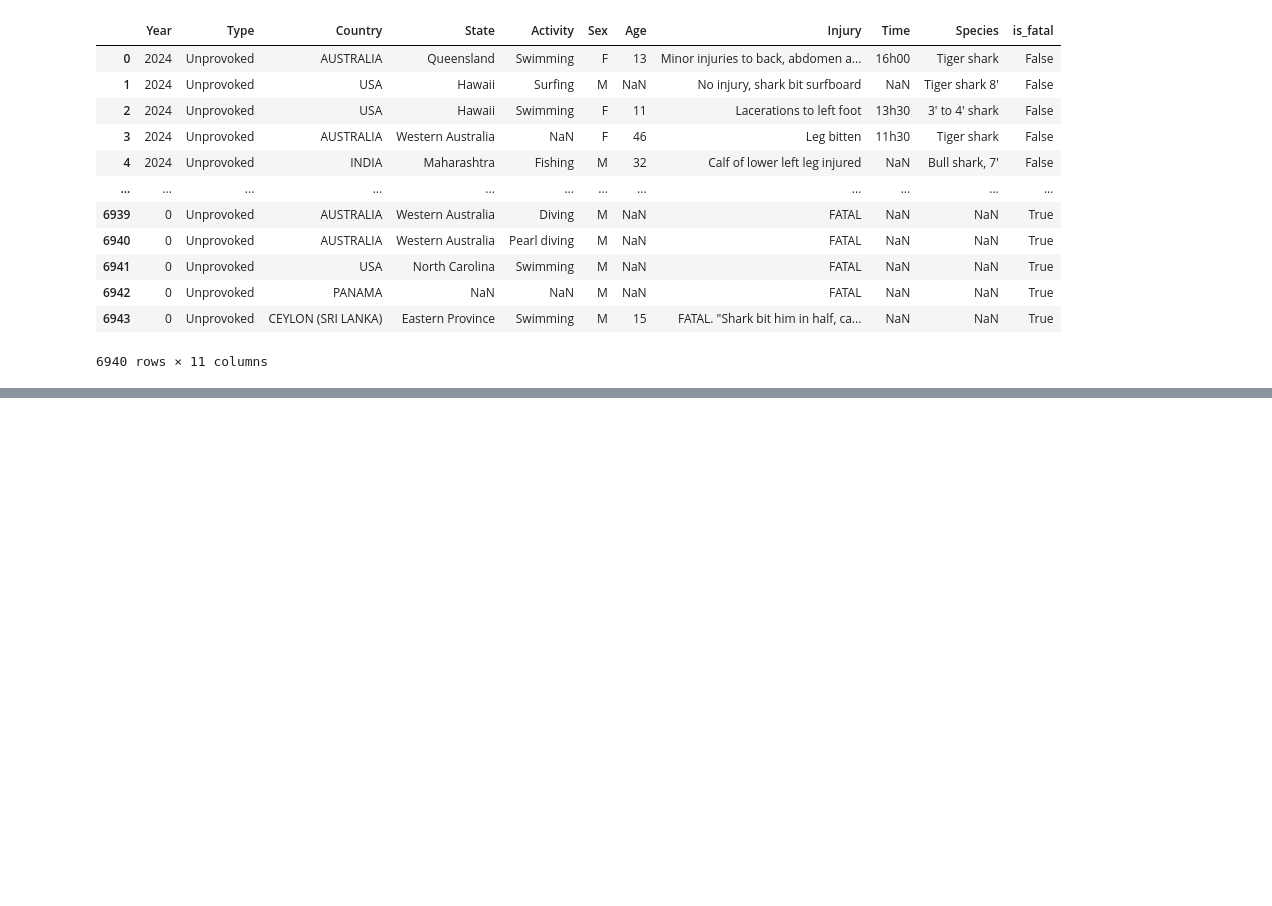
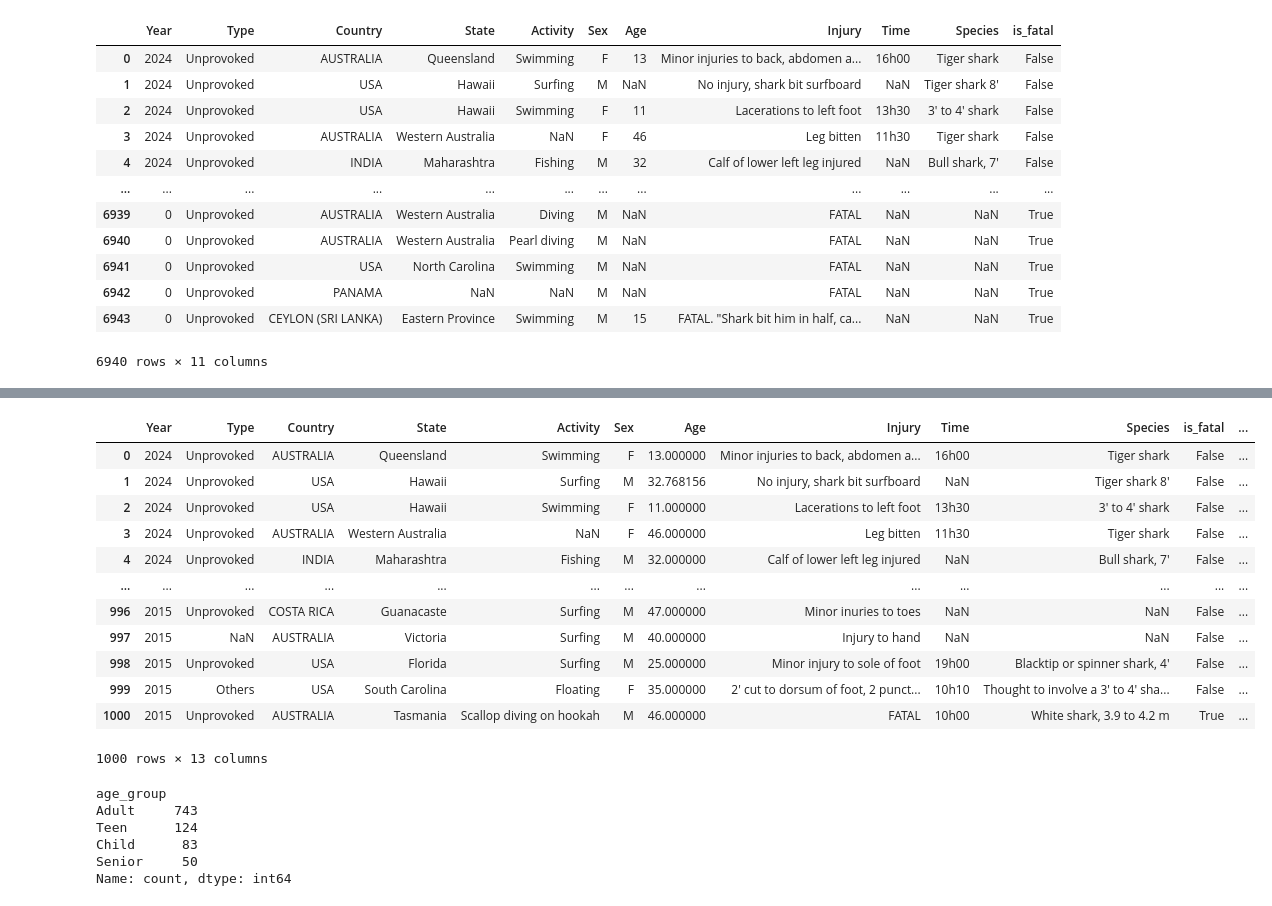
Before and after one commit to laasmaoficiere/shark_attack_mp, a Jupyter notebook: shark_2.ipynb, the cells around one changed output, grey strips where cells are left out. Cells and saved outputs as stored; diff of their text form; code cells hidden in the pictures; blank space fills up the shorter version.

```diff
--- a/shark_2.ipynb
+++ b/shark_2.ipynb
@@ -448,0 +526,3 @@ KeyError: "['Species'] not found in axis"
+# %%
+df_shark_sliced_age = shark_df.iloc[0:1000]
+df_shark_sliced_age
@@ -448,0 +566,2 @@ KeyError: "['Species'] not found in axis"
+# %%
+df_shark_sliced_age['Age'] = pd.to_numeric(df_shark_sliced_age['Age'], errors='coerce')
@@ -448,0 +582,2 @@ KeyError: "['Species'] not found in axis"
+# %%
+df_shark_sliced_age['Age'] = df_shark_sliced['Age'].fillna(df_shark_sliced['Age'].mean())
@@ -448,0 +605,4 @@ KeyError: "['Species'] not found in axis"
+# %%
+bins= [0, 12, 19, 60, 100]
+labels = ['Child', 'Teen', 'Adult', 'Senior']
+df_shark_sliced_age['age_group'] = pd.cut(df_shark_sliced_age['Age'],bins=bins, labels=labels,right=True)
@@ -448,0 +615,25 @@ KeyError: "['Species'] not found in axis"
+# %%
+df_shark_sliced_age
+# %% [output]
+|  | Year | Type | Country | State | Activity | Sex | Age | Injury | Time | Species | is_fatal | ... |
+| 0 | 2024 | Unprovoked | AUSTRALIA | Queensland | Swimming | F | 13.000000 | Minor injuries to back, abdomen a... | 16h00 | Tiger shark | False | ... |
+| 1 | 2024 | Unprovoked | USA | Hawaii | Surfing | M | 32.768156 | No injury, shark bit surfboard | NaN | Tiger shark 8' | False | ... |
+| 2 | 2024 | Unprovoked | USA | Hawaii | Swimming | F | 11.000000 | Lacerations to left foot | 13h30 | 3' to 4' shark | False | ... |
+| 3 | 2024 | Unprovoked | AUSTRALIA | Western Australia | NaN | F | 46.000000 | Leg bitten | 11h30 | Tiger shark | False | ... |
+| 4 | 2024 | Unprovoked | INDIA | Maharashtra | Fishing | M | 32.000000 | Calf of lower left leg injured | NaN | Bull shark, 7' | False | ... |
+| ... | ... | ... | ... | ... | ... | ... | ... | ... | ... | ... | ... | ... |
+| 996 | 2015 | Unprovoked | COSTA RICA | Guanacaste | Surfing | M | 47.000000 | Minor inuries to toes | NaN | NaN | False | ... |
+| 997 | 2015 | NaN | AUSTRALIA | Victoria | Surfing | M | 40.000000 | Injury to hand | NaN | NaN | False | ... |
+| 998 | 2015 | Unprovoked | USA | Florida | Surfing | M | 25.000000 | Minor injury to sole of foot | 19h00 | Blacktip or spinner shark, 4' | False | ... |
+| 999 | 2015 | Others | USA | South Carolina | Floating | F | 35.000000 | 2' cut to dorsum of foot, 2 punct... | 10h10 | Thought to involve a 3' to 4' sha... | False | ... |
+| 1000 | 2015 | Unprovoked | AUSTRALIA | Tasmania | Scallop diving on hookah | M | 46.000000 | FATAL | 10h00 | White shark, 3.9 to 4.2 m | True | ... |
+1000 rows × 13 columns
+# %%
+df_shark_sliced_age['age_group'].value_counts()
+# %% [output]
+age_group
+Adult     743
+Teen      124
+Child      83
+Senior     50
+Name: count, dtype: int64
```
Also changed, not shown: parts of 26 cells of this notebook.
